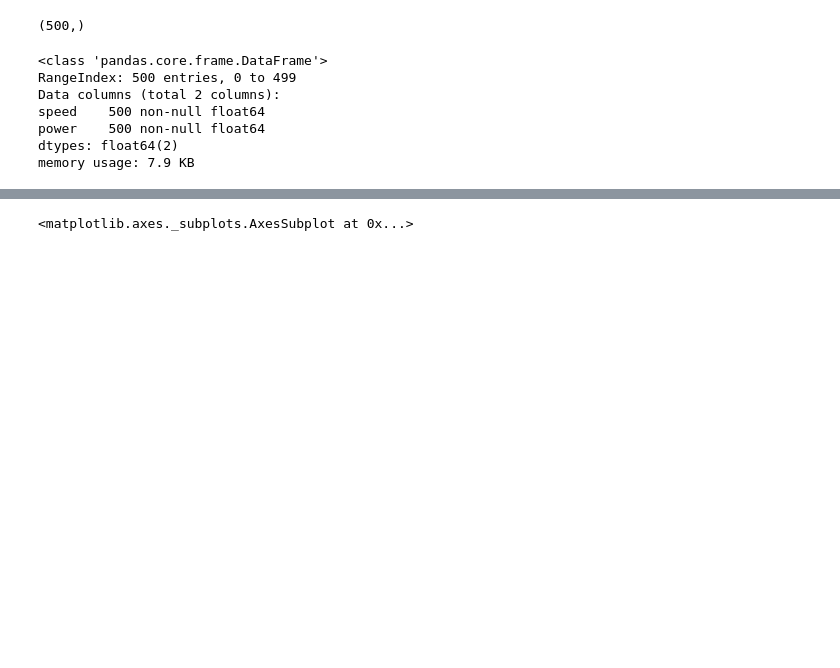
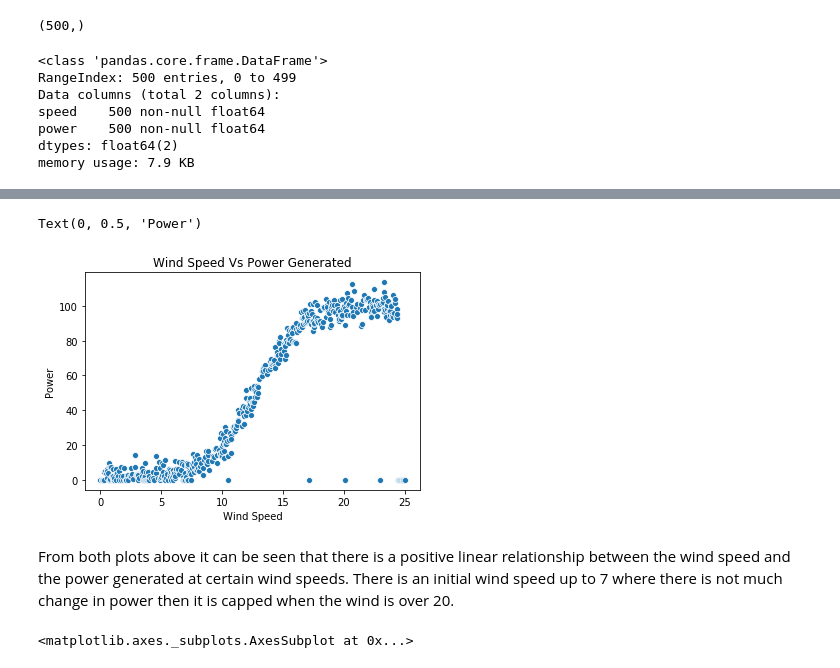
Before and after one commit to moranneil/MACHINE_LEARNING_AND_STATISTICS_PROJECT_2020, a Jupyter notebook: MACHINE LEARNING AND STATISTICS PROJECT 2021.ipynb, the cells around one changed output, grey strips where cells are left out. Drawn from its saved outputs; the diff is of its cells as text; code cells hidden in the pictures; blank space fills up the shorter version.

```diff
--- a/MACHINE LEARNING AND STATISTICS PROJECT 2021.ipynb
+++ b/MACHINE LEARNING AND STATISTICS PROJECT 2021.ipynb
@@ -76,3 +68,14 @@ sns.scatterplot(x='speed',y='power',data = wind_df)
+# %%
+#The Seaborn scatter plot is added for comparsion
+sns.scatterplot(x='speed',y='power',data = wind_df)
+plt.title('Wind Speed Vs Power Generated')
+plt.xlabel('Wind Speed')
+plt.ylabel('Power')
+# %% [output]
+Text(0, 0.5, 'Power')
+[figure, added]
+# %% [markdown]
+From both plots above it can be seen that there is a positive linear relationship between the wind speed and the power generated at certain wind speeds. There is an initial wind speed up to 7 where there is not much change in power then it is capped when the wind is over 20.
 # %%
 sns.regplot(x='speed',y='power',data = wind_df)
 # %% [output]
```
Also changed, not shown: parts of 23 cells of this notebook.
